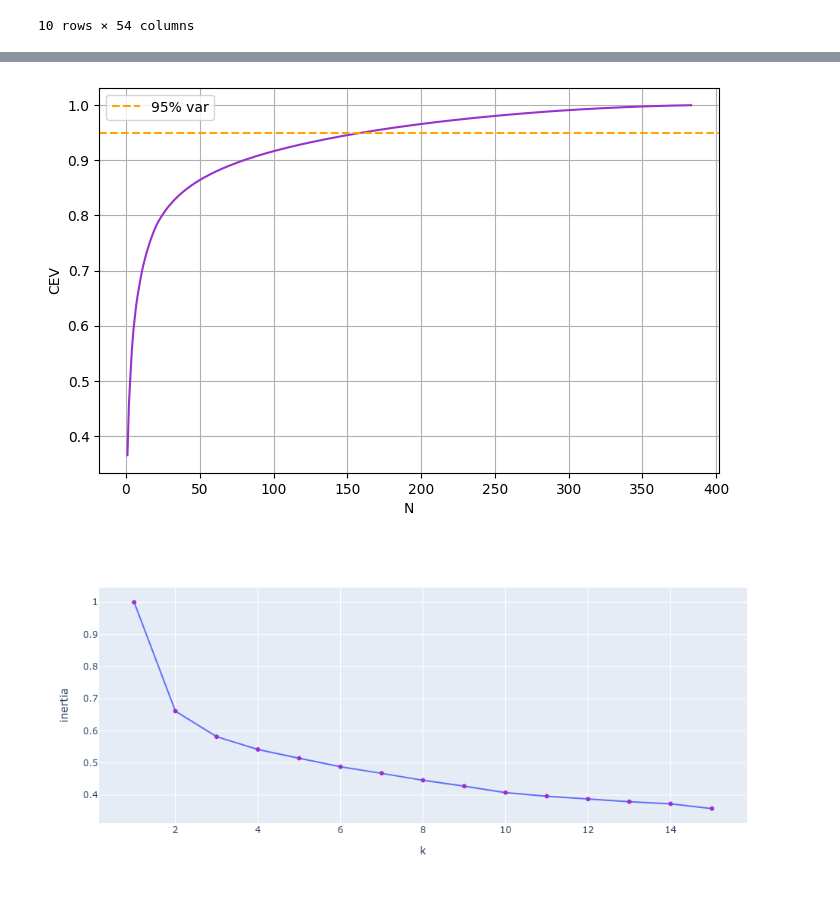
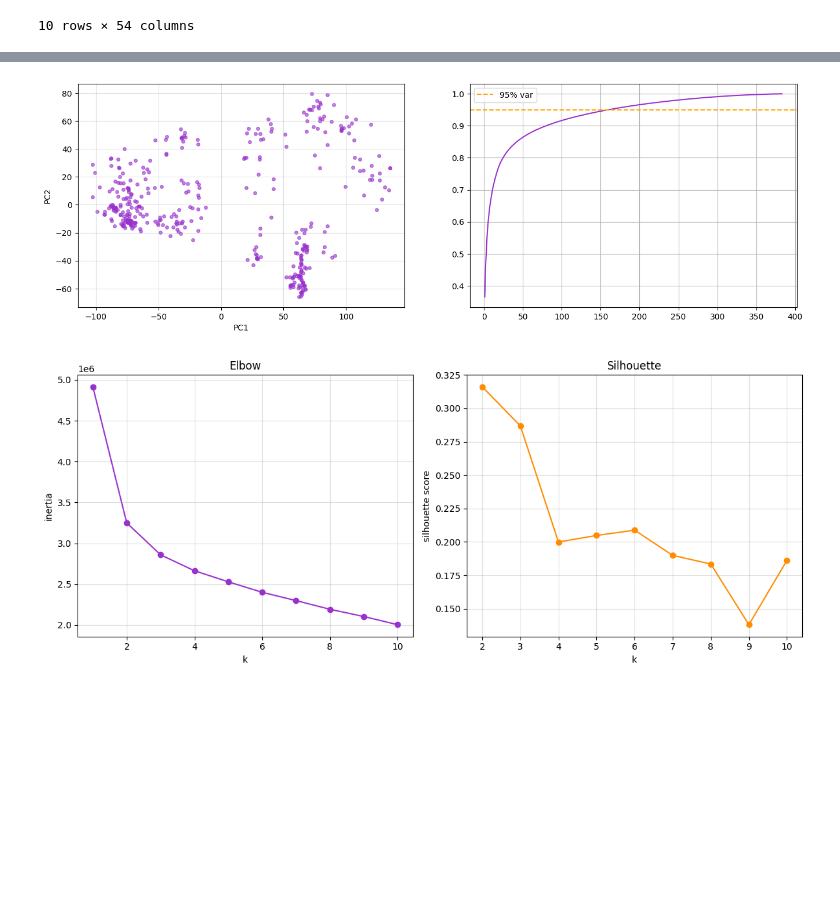
Before and after one commit to thien1ao/WeldingSequenceAnalysis, a Jupyter notebook: main.ipynb, the cells around one changed output, grey strips where cells are left out. Cells and saved outputs as stored; diff of their text form; code cells hidden in the pictures; blank space fills up the shorter version.

```diff
--- a/main.ipynb
+++ b/main.ipynb
@@ -84,8 +84,6 @@ summary = pl.DataFrame({
     "std": stds_np
 })
 
-# Features finden, deren Standardabweichung 0
-# solche Features sind konstant und enthalten keine Variationen
 const_features = (
     summary
     .filter(pl.col("std") == 0)
@@ -94,14 +92,12 @@ const_features = (
 
 )
 
-# kosntante Features entfernen
-# means/stds müssen mit der gefilterten Feature-Liste übereinstimmen (sonst verschobene Zuordnung)
-keep = [i for i, col in enumerate(features) if col not in const_features]
-means_np, stds_np = means_np[keep], stds_np[keep]
-features = [features[i] for i in keep]
 
-# Features erneut auswählen
-# dabei werden nur nicht-konstante Features verwendet
+valid = [i for i, col in enumerate(features) if col not in const_features]
+means_np = means_np[valid]
+stds_np = stds_np[valid]
+features = [features[i] for i in valid]
+
 df_features = lf.select("Time", EIN, *features).drop_nulls(subset=["Time", EIN])
 df_features = df_features.with_columns(seq_id=(pl.col(EIN) & ~pl.col(EIN).shift(fill_value=False)).cum_sum() - 1)
 df_features = df_features.filter(pl.col(EIN)).select("Time", "seq_id", *features)
@@ -197,21 +175,29 @@ fig.show()
 # %%
+pca2 = PCA(n_components=2)
+
+df_pca = pd.DataFrame(pca2.fit_transform(X), columns=["PC1", "PC2"], index=df_X.index)
+
+plt.figure(figsize=(16, 5))
+plt.subplot(121)
+plt.scatter(df_pca["PC1"], df_pca["PC2"], s=16, alpha=0.6, color="darkorchid")
+plt.xlabel("PC1")
+plt.ylabel("PC2")
+plt.grid(alpha=0.4)
+
+plt.subplot(122)
 PCA_ = PCA()
 PCA_.fit(X)
 
-# Cumulative Explained Variance Ratio berechnen
 cum_var = PCA_.explained_variance_ratio_.cumsum()
 
-plt.figure(figsize=(8, 5))
 plt.plot(range(1, len(cum_var) + 1), cum_var, color="darkorchid")
 
 plt.axhline(y=0.95, linestyle="--", label="95% var", color="orange")
-plt.xlabel("N")
-plt.ylabel("CEV")
 plt.grid(True)
 plt.legend()
 plt.show()
 # %% [output]
-[figure, old version]
+[figure, new version]
 # %%
 var = PCA_.explained_variance_ratio_
 
@@ -226,23 +212,36 @@ for v in var:
         break
 
 X_PCA = PCA_.transform(X)
-# Nur die ersten n Hauptkomponenten für die Clustering
 X_reduced = X_PCA[:, :n]
 
-# Elbow-Methode zur Bestimmung einer geeigneten Clusteranzahl
-def elbow(n_init=10, k_max=15, data=X_reduced):
+def elbow(n_init, k_max=10, data=X_reduced):
     ks = np.arange(1,k_max+1)
     inertias = [KMeans(n_clusters=k, n_init=n_init, random_state=0).fit(data).inertia_ for k in ks]
 
     return ks, inertias
 
 ks, inertias = elbow(n_init=50)
-ret = np.array(inertias) / inertias[0]
+ret = np.array(inertias)
 
-# Visualisierung der Elbow-Methode
-fig = px.line(x=ks, y=ret, markers=True, labels={"x": "k", "y": "inertia"}, width=800, height=450)
-fig.update_traces(marker=dict(color="darkorchid"))
-fig.show()
+sil_ks = ks[1:]
+sil = [silhouette_score(X_reduced, KMeans(n_clusters=k, n_init=50, random_state=0).fit_predict(X_reduced)) for k in sil_ks]
+
+fig, (ax1, ax2) = plt.subplots(1, 2, figsize=(12, 5))
+
+ax1.plot(ks, ret, marker="o", color="darkorchid")
+ax1.set_title("Elbow")
+ax1.set_xlabel("k")
+ax1.set_ylabel("inertia")
+ax1.grid(alpha=0.4)
+
+ax2.plot(sil_ks, sil, marker="o", color="darkorange")
+ax2.set_title("Silhouette")
+ax2.set_xlabel("k")
+ax2.set_ylabel("silhouette score")
+ax2.grid(alpha=0.4)
+
+plt.tight_layout()
+plt.show()
 # %% [output]
-[figure, old version]
+[figure, new version]
 # %%
```
Also changed, not shown: parts of 23 cells of this notebook, 26 other files.
